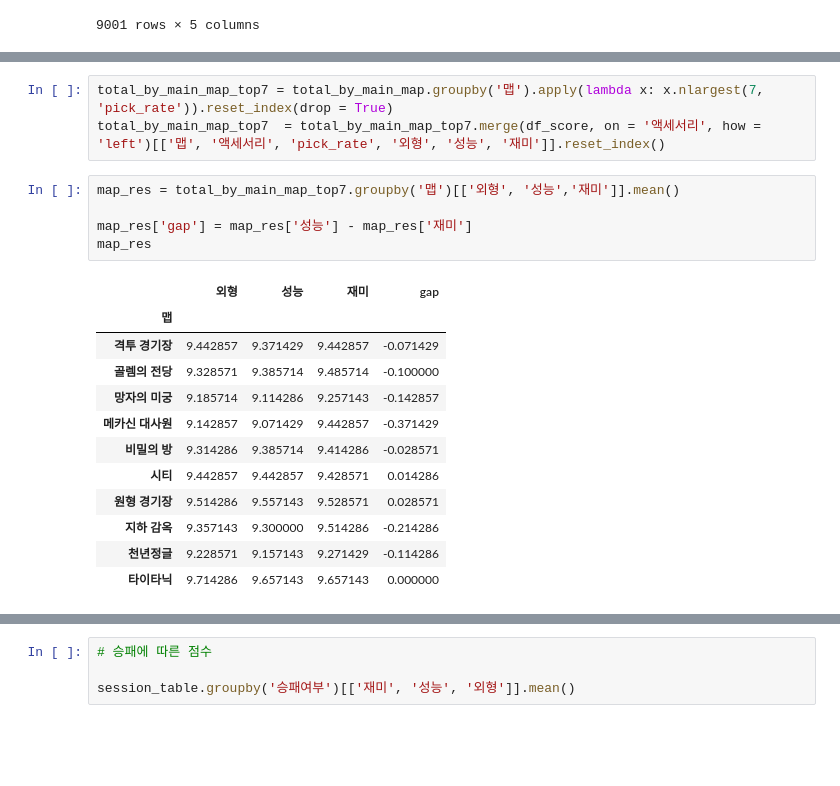
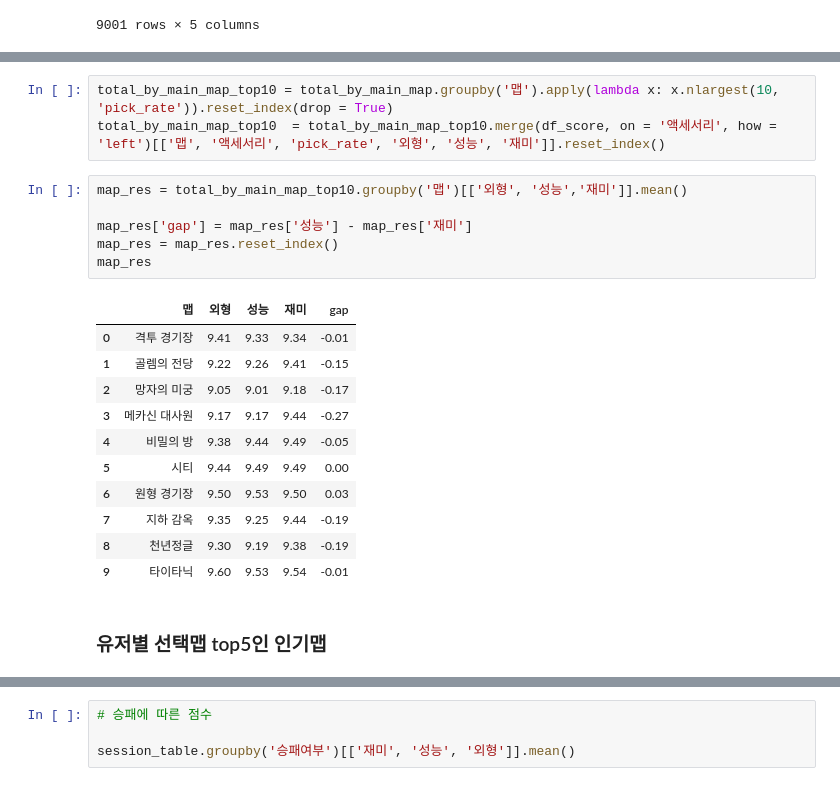
Before and after one commit to kimjaehyeonC/Toy_Getamped, a Jupyter notebook: getamped_log_generator.ipynb, the cells around one changed output, grey strips where cells are left out. Cells and saved outputs as stored; diff of their text form; blank space fills up the shorter version.

```diff
--- a/getamped_log_generator.ipynb
+++ b/getamped_log_generator.ipynb
@@ -492,24 +564,26 @@ total_by_main_map
 # %%
-total_by_main_map_top7 = total_by_main_map.groupby('맵').apply(lambda x: x.nlargest(7, 'pick_rate')).reset_index(drop = True)
-total_by_main_map_top7  = total_by_main_map_top7.merge(df_score, on = '액세서리', how = 'left')[['맵', '액세서리', 'pick_rate', '외형', '성능', '재미']].reset_index()
+total_by_main_map_top10 = total_by_main_map.groupby('맵').apply(lambda x: x.nlargest(10, 'pick_rate')).reset_index(drop = True)
+total_by_main_map_top10  = total_by_main_map_top10.merge(df_score, on = '액세서리', how = 'left')[['맵', '액세서리', 'pick_rate', '외형', '성능', '재미']].reset_index()
 # %%
-map_res = total_by_main_map_top7.groupby('맵')[['외형', '성능','재미']].mean()
+map_res = total_by_main_map_top10.groupby('맵')[['외형', '성능','재미']].mean()
 
 map_res['gap'] = map_res['성능'] - map_res['재미']
+map_res = map_res.reset_index()
 map_res
 # %% [output]
-|  | 외형 | 성능 | 재미 | gap |
-| 맵 |  |  |  |  |
-| 격투 경기장 | 9.442857 | 9.371429 | 9.442857 | -0.071429 |
-| 골렘의 전당 | 9.328571 | 9.385714 | 9.485714 | -0.100000 |
-| 망자의 미궁 | 9.185714 | 9.114286 | 9.257143 | -0.142857 |
-| 메카신 대사원 | 9.142857 | 9.071429 | 9.442857 | -0.371429 |
-| 비밀의 방 | 9.314286 | 9.385714 | 9.414286 | -0.028571 |
-| 시티 | 9.442857 | 9.442857 | 9.428571 | 0.014286 |
-| 원형 경기장 | 9.514286 | 9.557143 | 9.528571 | 0.028571 |
-| 지하 감옥 | 9.357143 | 9.300000 | 9.514286 | -0.214286 |
-| 천년정글 | 9.228571 | 9.157143 | 9.271429 | -0.114286 |
-| 타이타닉 | 9.714286 | 9.657143 | 9.657143 | 0.000000 |
+|  | 맵 | 외형 | 성능 | 재미 | gap |
+| 0 | 격투 경기장 | 9.41 | 9.33 | 9.34 | -0.01 |
+| 1 | 골렘의 전당 | 9.22 | 9.26 | 9.41 | -0.15 |
+| 2 | 망자의 미궁 | 9.05 | 9.01 | 9.18 | -0.17 |
+| 3 | 메카신 대사원 | 9.17 | 9.17 | 9.44 | -0.27 |
+| 4 | 비밀의 방 | 9.38 | 9.44 | 9.49 | -0.05 |
+| 5 | 시티 | 9.44 | 9.49 | 9.49 | 0.00 |
+| 6 | 원형 경기장 | 9.50 | 9.53 | 9.50 | 0.03 |
+| 7 | 지하 감옥 | 9.35 | 9.25 | 9.44 | -0.19 |
+| 8 | 천년정글 | 9.30 | 9.19 | 9.38 | -0.19 |
+| 9 | 타이타닉 | 9.60 | 9.53 | 9.54 | -0.01 |
+# %% [markdown]
+### 유저별 선택맵 top5인 인기맵
 # %%
 user_map_cnt = session_table.groupby(['유저ID', '맵'])[['맵']].count().rename(columns = {'맵' : 'count'}).reset_index()
 user_map_cnt_top5 = user_map_cnt.groupby(['유저ID']).apply(lambda x: x.nlargest(5, 'count')).reset_index(drop = True)
```
Also changed, not shown: parts of 40 cells of this notebook.
